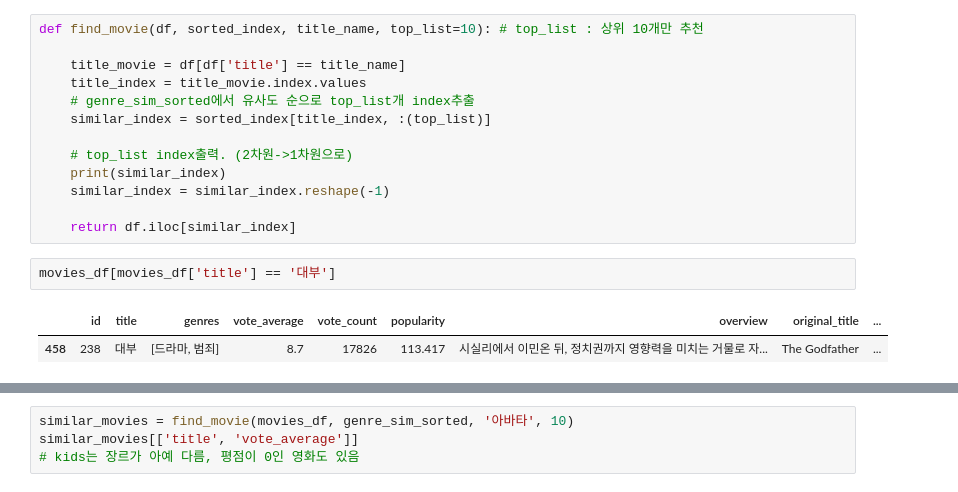
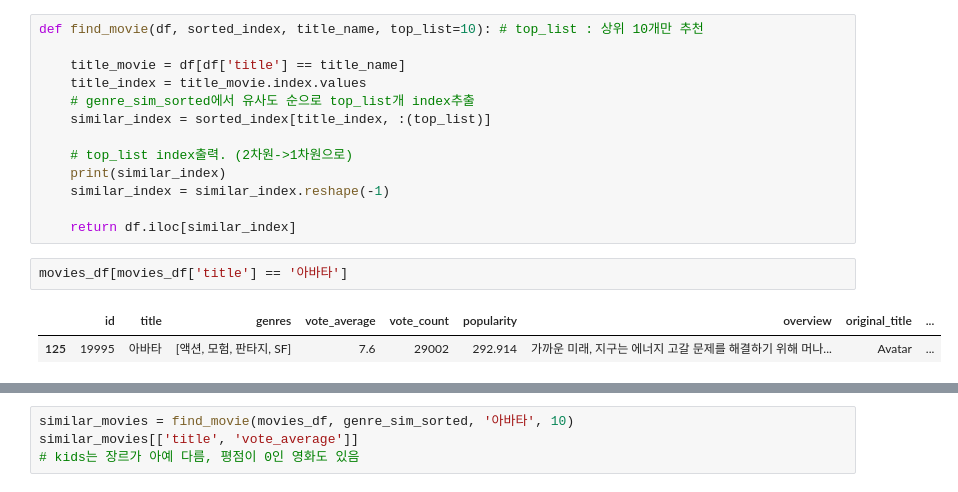
Before and after one commit to jinsuda/movie-recommandation-study, a Jupyter notebook: recomand.ipynb, the cells around one changed output, grey strips where cells are left out. Saved outputs shown, nothing was run; the diff lists cells and outputs as text.

```diff
--- a/recomand.ipynb
+++ b/recomand.ipynb
@@ -75,10 +75,10 @@ def find_movie(df, sorted_index, title_name, top_list=10): # top_list : 상위 1
 
     return df.iloc[similar_index]
 # %%
-movies_df[movies_df['title'] == '대부']
+movies_df[movies_df['title'] == '아바타']
 # %% [output]
 |  | id | title | genres | vote_average | vote_count | popularity | overview | original_title | ... |
-| 458 | 238 | 대부 | [드라마, 범죄] | 8.7 | 17826 | 113.417 | 시실리에서 이민온 뒤, 정치권까지 영향력을 미치는 거물로 자... | The Godfather | ... |
+| 125 | 19995 | 아바타 | [액션, 모험, 판타지, SF] | 7.6 | 29002 | 292.914 | 가까운 미래, 지구는 에너지 고갈 문제를 해결하기 위해 머나... | Avatar | ... |
 # %%
 movies_df[['title', 'vote_average', 'vote_count']].sort_values('vote_average', ascending=False)[:10]
 # 평균평점순으로 정렬했더니 투표수를 보니 평가횟수가 1회
```
Also changed, not shown: parts of 1 cell of this notebook, 7 other files.
